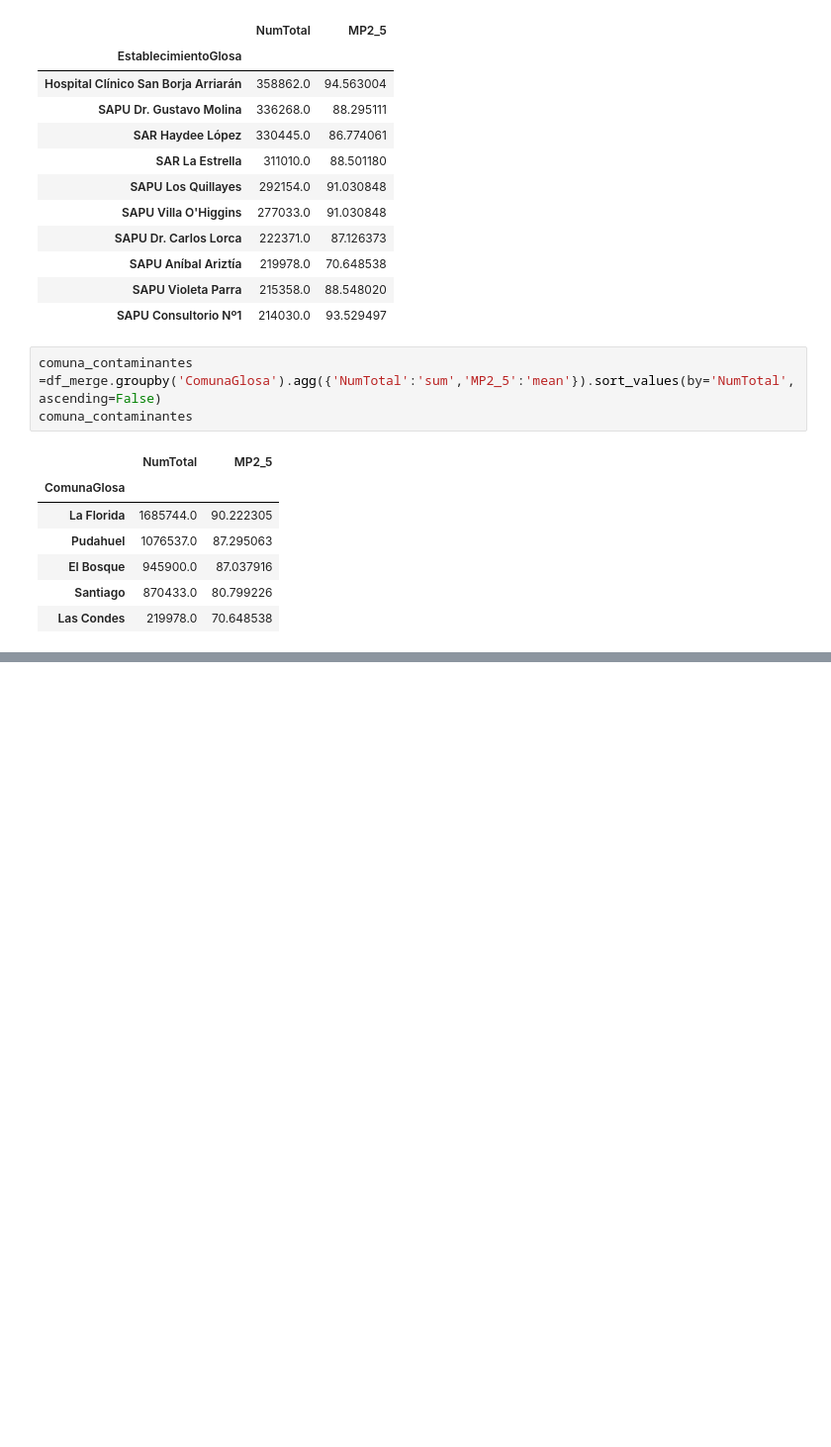
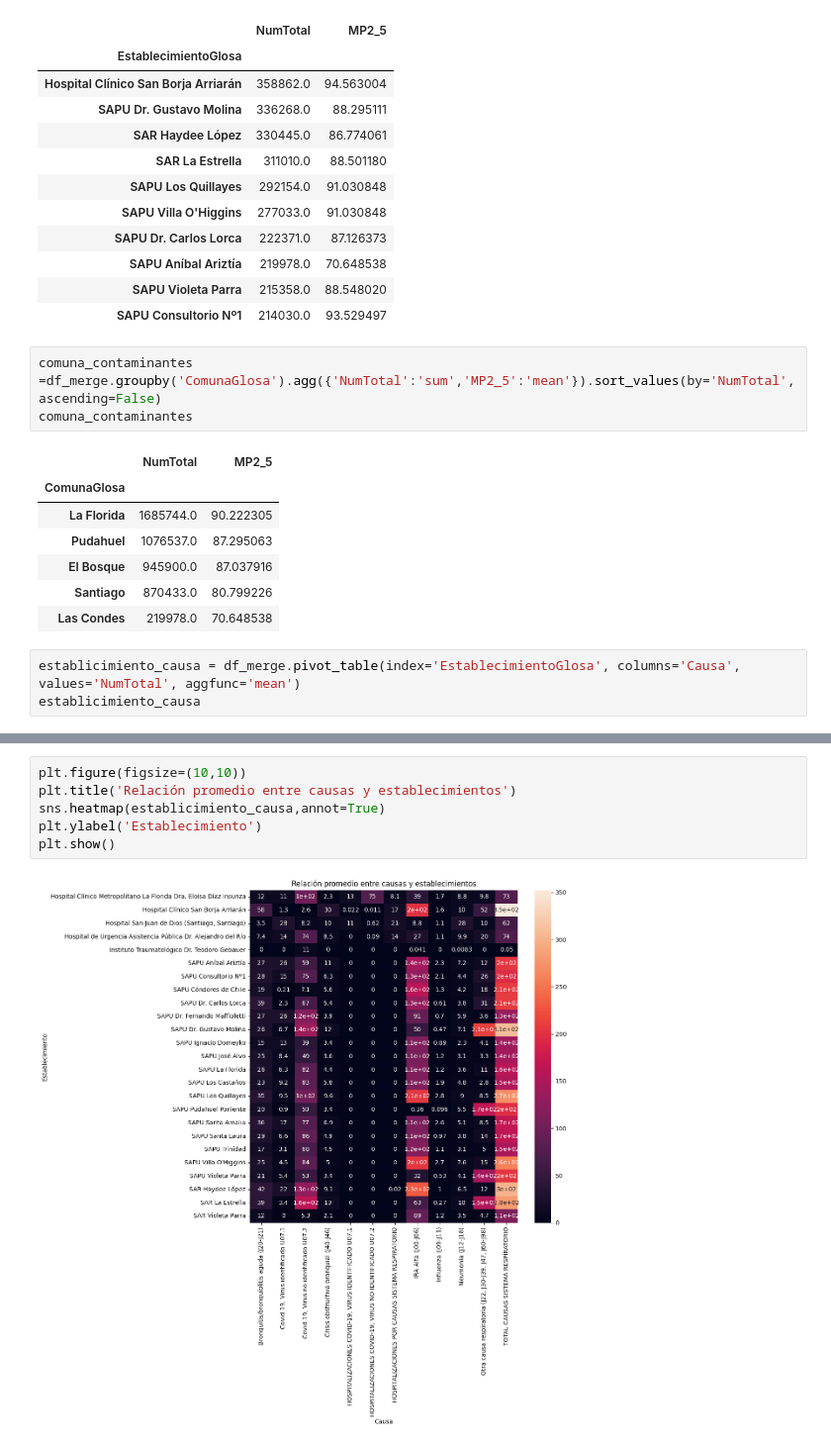
Before and after one commit to Branlut/miniproyecto2, a Jupyter notebook: analisis.ipynb, the cells around one changed output, grey strips where cells are left out. Shown at 99% size. Saved outputs shown, nothing was run; the diff lists cells and outputs as text; blank space fills up the shorter version.

```diff
--- a/analisis.ipynb
+++ b/analisis.ipynb
@@ -320,3 +320,6 @@ comuna_contaminantes
 | El Bosque | 945900.0 | 87.037916 |
 | Santiago | 870433.0 | 80.799226 |
 | Las Condes | 219978.0 | 70.648538 |
+# %%
+establicimiento_causa = df_merge.pivot_table(index='EstablecimientoGlosa', columns='Causa', values='NumTotal', aggfunc='mean')
+establicimiento_causa
@@ -322,0 +345,8 @@ comuna_contaminantes
+# %%
+plt.figure(figsize=(10,10))
+plt.title('Relación promedio entre causas y establecimientos')
+sns.heatmap(establicimiento_causa,annot=True)
+plt.ylabel('Establecimiento')
+plt.show()
+# %% [output]
+[figure, added]
```
Also changed, not shown: parts of 3 cells of this notebook.
